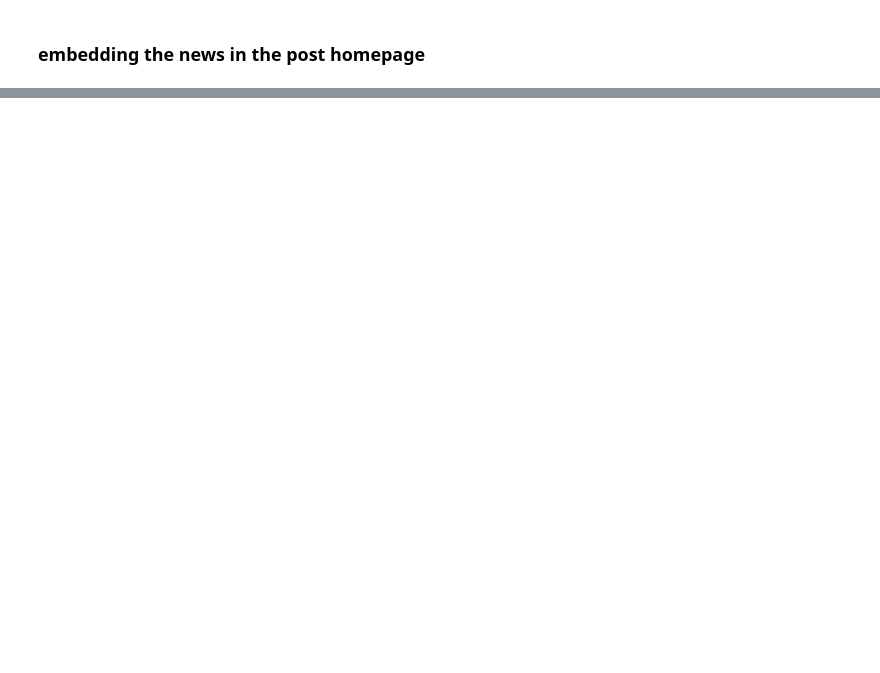
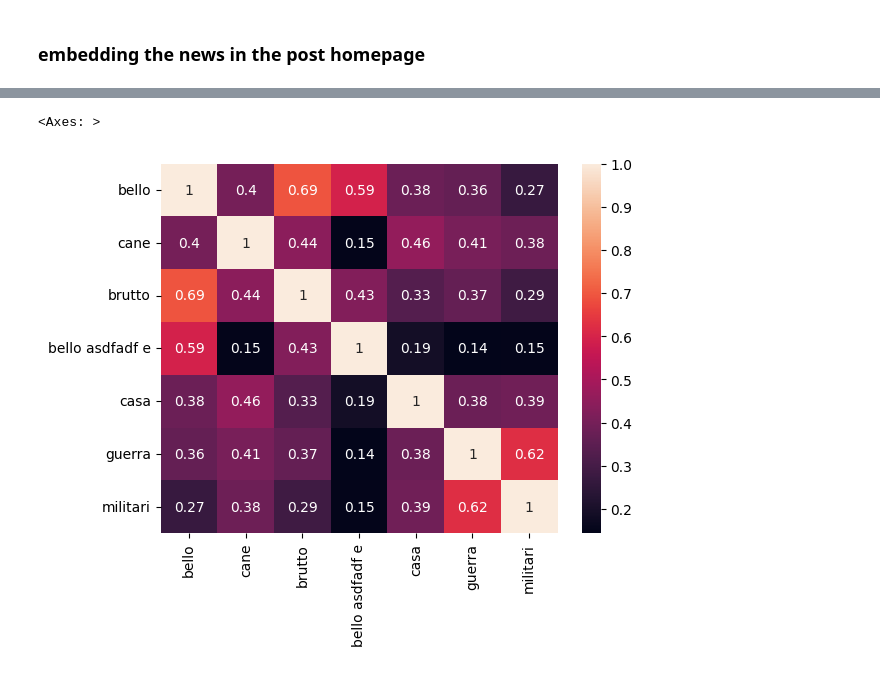
Before and after one commit to alexcalabrese/datamanagement_project, a Jupyter notebook: scraping_and_embedding.ipynb, the cells around one changed output, grey strips where cells are left out. Saved outputs shown, nothing was run; the diff lists cells and outputs as text; code cells hidden in the pictures; blank space fills up the shorter version.

Commit message:
Add cluster adn matrix similarity

```diff
--- a/scraping_and_embedding.ipynb
+++ b/scraping_and_embedding.ipynb
@@ -204,0 +351,12 @@ IndexError: list index out of range
+# %%
+# test similarity matrix
+texts= ['bello', 'cane', 'brutto', 'bello asdfadf e', 'casa' , 'guerra', 'militari']
+matrix = similarity_matrix(texts)
+
+# plot with labels
+import seaborn as sns
+import matplotlib.pyplot as plt
+sns.heatmap(matrix, annot=True, xticklabels=texts, yticklabels=texts)
+# %% [output]
+<Axes: >
+[figure, added]
```
Also changed, not shown: parts of 11 cells of this notebook.
